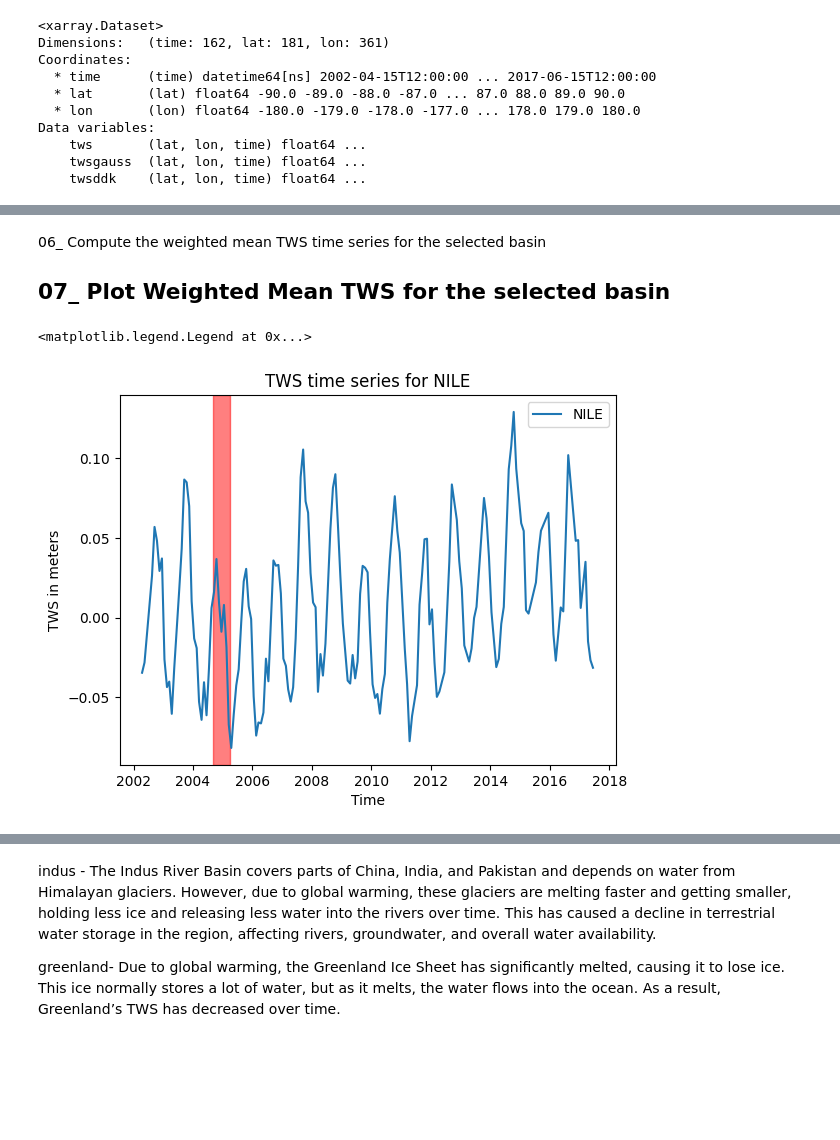
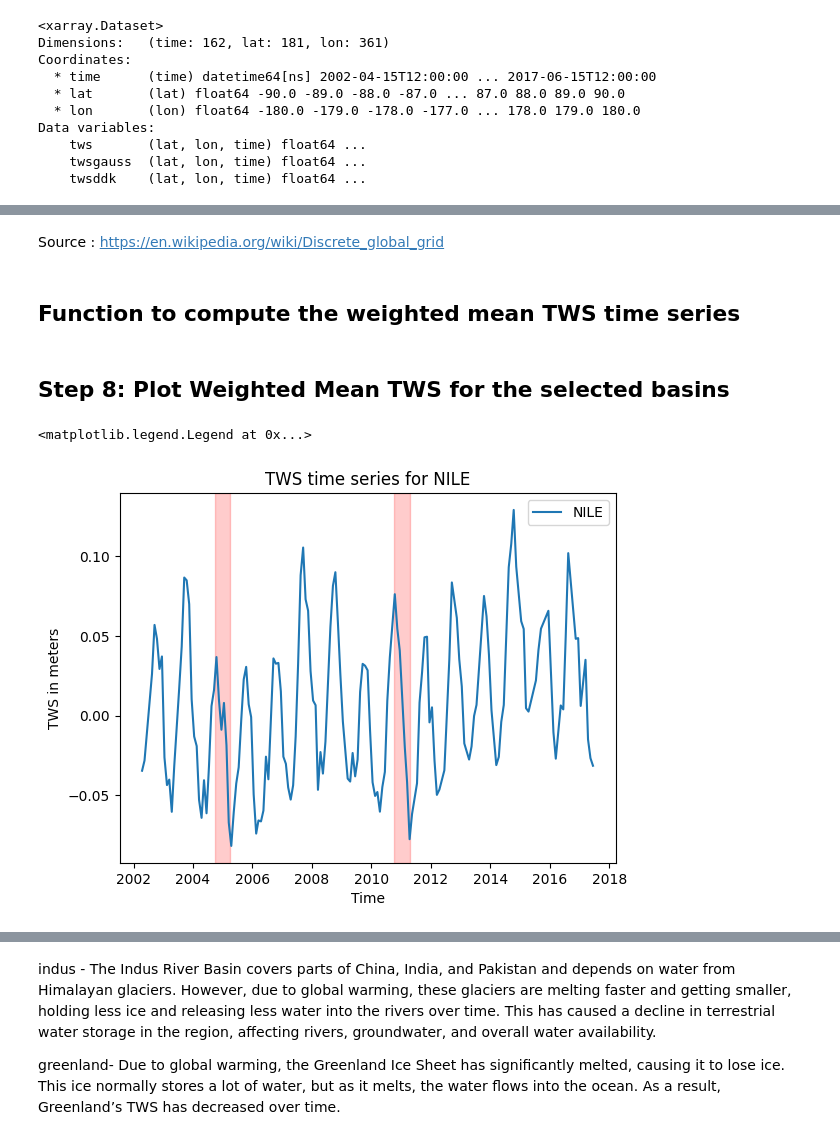
Before and after one commit to SedighehKarimi/EarthObservation_and_tws, a Jupyter notebook: Tutorial_2.ipynb, the cells around one changed output, grey strips where cells are left out. Saved outputs shown, nothing was run; the diff lists cells and outputs as text; code cells hidden in the pictures; blank space fills up the shorter version.

```diff
--- a/Tutorial_2.ipynb
+++ b/Tutorial_2.ipynb
@@ -127,47 +238,58 @@ basins_list
+# %% [markdown]
+Source : https://en.wikipedia.org/wiki/Discrete_global_grid
+# %% [markdown]
+## Function to compute the weighted mean TWS time series
 # %%
-def calculate_basin_weighted_tws(basin_coordinates):
+def calculate_basin_weighted_tws(dseries):
 
     """
     Calculate the weighted total water storage (TWS) in a basin.
 
     Parameters:
-        tws_data (xr.DataArray): Total water storage data, with spatial dimensions.
-        basin_mask (xr.DataArray): Mask indicating which grid cells belong to the basin (1 for basin, 0 for non-basin).
-        cell_area (xr.DataArray): Area of each grid cell, used to weight TWS.
+        dseries: TWS time series of grid cells
 
     Returns:
-        weighted_tws (float): The weighted TWS within the basin.
+        weighted_tws : The weighted TWS within the basin.
     """
 
-    latt = basin_coordinates.coords['lat'].values.astype(int)
-    lonn = basin_coordinates.coords['lon'].values.astype(int)
-    basin_name = basin_coordinates.coords['basin'].values[0]
-    dseries=dsgrd.sel(lon=lonn,lat=latt)
-
-    ## 06_ Compute the weighted mean TWS time series for the selected basin
+     #the weight for each data point is determined by the cosine of the latitude (since the area gor each grid cell changes with the cosine of the latitude).
     weights = np.cos(np.deg2rad(dseries.lat))
     tws_weighted = dseries.weighted(weights)
     tws_weighted_mean = tws_weighted.mean(("lon", "lat")) #Each data point in dseries is multiplied by the corresponding weight in weights
-    return tws_weighted_mean, basin_name
+    return tws_weighted_mean
 # %% [markdown]
-06_ Compute the weighted mean TWS time series for the selected basin
-## 07_ Plot Weighted Mean TWS for the selected basin
+## Step 8: Plot Weighted Mean TWS for the selected basins
 # %%
 nile_basin = basins_list[5]
-tws_weighted_mean, basin_name = calculate_basin_weighted_tws(nile_basin)
 
-drought_start = pd.Timestamp('2004-09-01')
-drought_end = pd.Timestamp('2005-04-01')
+dseries_nile_basin, basin_name = calculate_grid_cell_tws(nile_basin)
+
+tws_weighted_mean = calculate_basin_weighted_tws(dseries_nile_basin)
+
+
+
+# in 2004-2005 and 2010-2012 major droughts happend in Nile and congo basins regions. We show those periods in TWS time series using the datetime library
+
+from datetime import datetime # load datetime library
+
+drought_start_2004 = datetime(2004, 10, 1)
+drought_end_2005 = datetime(2005, 4, 1)
+
+drought_start_2011 = datetime(2010,10,1)
+drought_end_2012 = datetime (2011,4,15)
+
 
 
 plt.plot(tws_weighted_mean['time'].values, tws_weighted_mean['twsgauss'].values, label=basin_name)
 
-plt.axvspan(drought_start, drought_end, color='red', alpha=0.5)
+plt.axvspan(drought_start_2004, drought_end_2005, color='red', alpha=0.2)
+plt.axvspan(drought_start_2011, drought_end_2012, color='red', alpha=0.2)
+
 
 plt.title(f"TWS time series for {basin_name}")
 plt.xlabel('Time')
 plt.ylabel('TWS in meters')
 plt.legend()
 # %% [output]
 <matplotlib.legend.Legend at 0x...>
-[figure, old version]
+[figure, new version]
```
Also changed, not shown: parts of 36 cells of this notebook, 1 other file.
